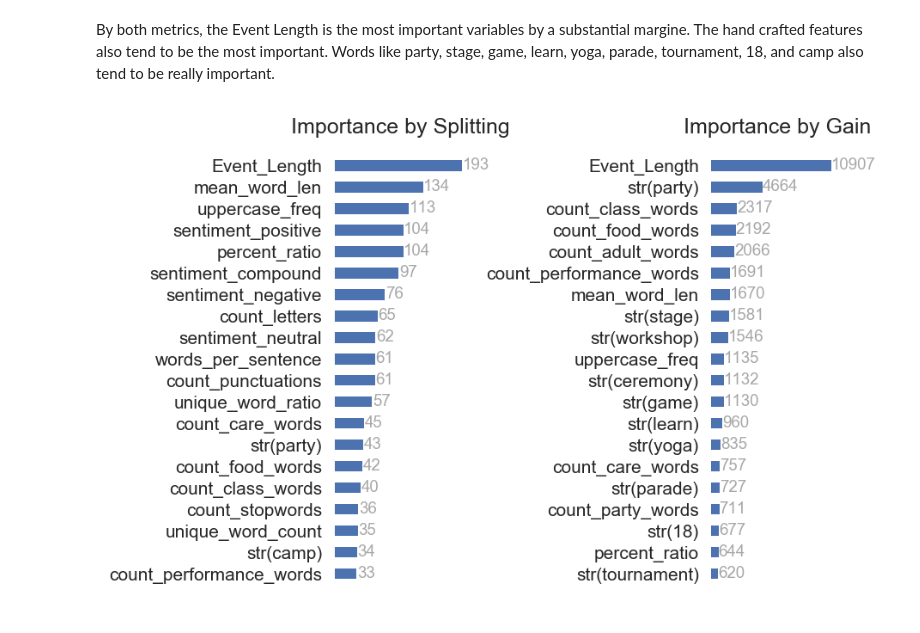
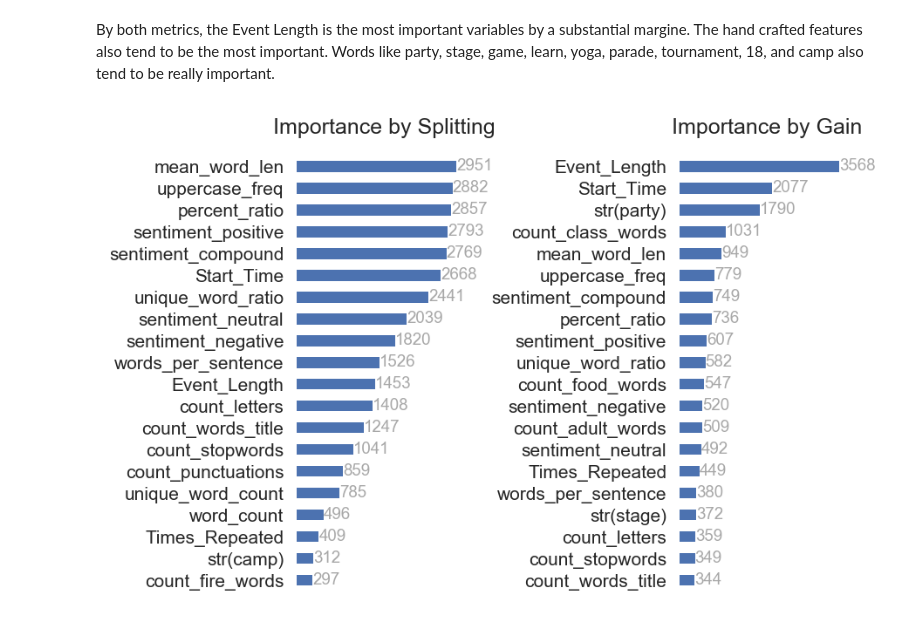
Before and after one commit to nikitabu/Playa_Events, a Jupyter notebook: Classifying Burning Man Events.ipynb, the cells around one changed output. Drawn from its saved outputs; the diff is of its cells as text; code cells hidden in the pictures.

Commit message:
added start time and times repeated features

```diff
--- a/Classifying Burning Man Events.ipynb
+++ b/Classifying Burning Man Events.ipynb
@@ -515,7 +549,7 @@ X_handFeatures = F_train[features].as_matrix()
 <function sentiment_positive at 0x...>
 <function sentiment_neutral at 0x...>
 # %%
-basic_features = ['Contact Email', 'URL', 'Located at Art', 'Event Length']
+basic_features = ['Contact Email', 'URL', 'Located at Art', 'Event Length', 'Start Time', 'Times Repeated']
 
 X = sparse.csr_matrix(hstack((X_handFeatures, events[days].values, events[basic_features].values)))
 
@@ -687,7 +721,7 @@ print(X.shape)
 # %% [output]
 (20165, 3097)
 # %%
-basic_features = ['Contact Email', 'URL', 'Located at Art', 'Event Length']
+basic_features = ['Contact Email', 'URL', 'Located at Art', 'Event Length', 'Start Time', 'Times Repeated']
 
 print(shape(X));
 #print(shape(X_titles));
@@ -942,6 +976,7 @@ params = {'learning_rate': [1e-2, 1e-1, 1e0, 1e1, 1e2],
           'num_leaves':    [2, 4, 8, 16, 32, 64, 128],
           'n_estimators':  [8, 16, 32, 64, 128, 256],
           'reg_lambda':    [1e-2, 1e-1, 1e0, 1e1, 1e2, 1e3],
+          'reg_alpha':    [1e-2, 1e-1, 1e0, 1e1, 1e2, 1e3],
           'subsample':     [0.5, 0.6, 0.7, 0.8, 0.9, 1.0],
           'max_depth':     [-1, 1, 2, 3, 4, 5]}
 
@@ -981,9 +1018,10 @@ grid.best_params_
  'subsample': 1.0}
 # %%
 clf = lgb.LGBMClassifier(learning_rate=grid.best_params_['learning_rate'],
-                         n_estimators=grid.best_params_['n_estimators '],
+                         n_estimators=grid.best_params_['n_estimators'],
                          num_leaves=grid.best_params_['num_leaves'],
                          reg_lambda=grid.best_params_['reg_lambda'],
+                         reg_alpha=grid.best_params_['reg_alpha'],
                          subsample=grid.best_params_['subsample'],
                         ).fit(X_train.toarray(), y_train, feature_name=all_feature_names)
 
@@ -1083,21 +1121,21 @@ By both metrics, the Event Length is the most important variables by a substanti
 # %%
 fig = plt.figure(figsize=(6, 4), dpi=150)
 
 ax1 = fig.add_subplot(121)
 ax2 = fig.add_subplot(122)
 
 plot_importance(clf, height=0.5, ax=ax1, importance_type='split', xlabel='Feature Importance', ylabel=None, max_num_features=20)
 plot_importance(clf, height=0.5, ax=ax2, importance_type='gain',  xlabel='Feature Importance', ylabel=None, max_num_features=20)
 
 ax1.grid(False);ax2.grid(False);
 ax1.set_title('Importance by Splitting');ax2.set_title('Importance by Gain');
 
 ax1.set_facecolor('white');ax2.set_facecolor('white');
-ax1.set_xlim(0, 200)
-ax2.set_xlim(0, 12000)
+#ax1.set_xlim(0, 200)
+#ax2.set_xlim(0, 12000)
 ax1.set_xticklabels([]);ax2.set_xticklabels([]);
 ax1.set_xlabel('');ax2.set_xlabel('');
 
 fig.tight_layout()
 # %% [output]
-[figure, old version]
+[figure, new version]
```
Also changed, not shown: parts of 26 cells of this notebook.
